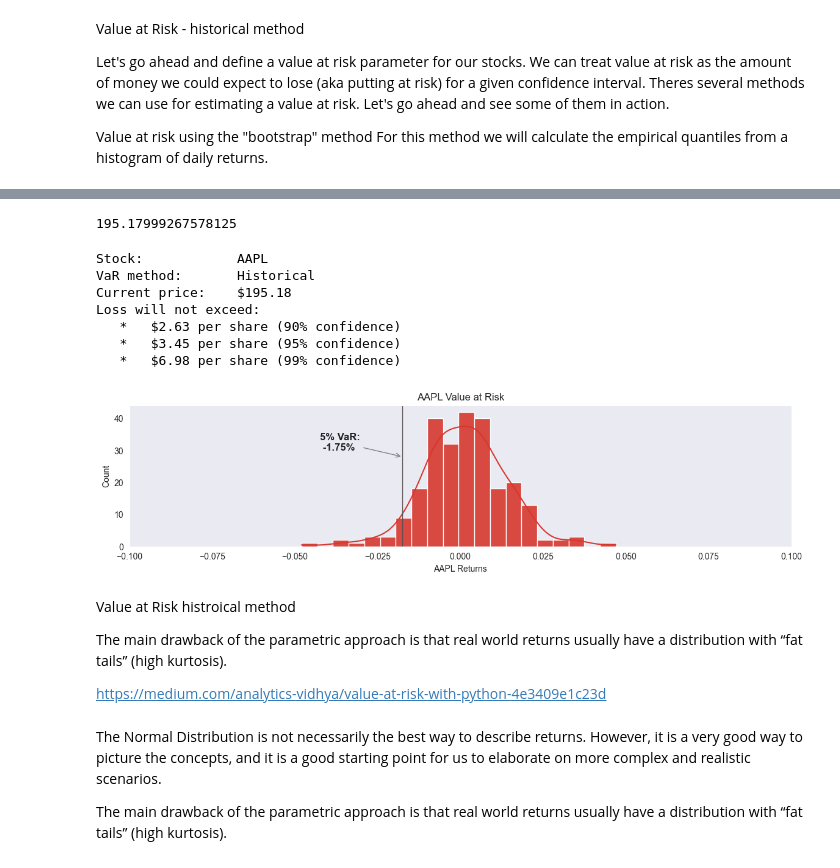
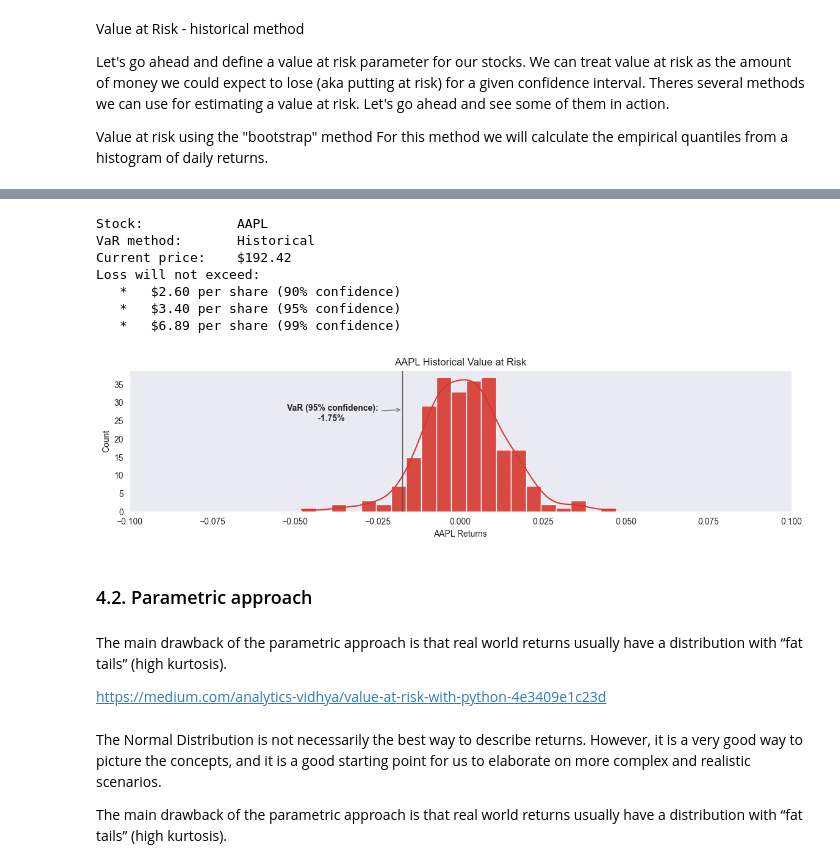
Before and after one commit to kellyle404/Risk_analysis_tech_stocks, a Jupyter notebook: finance.ipynb, the cells around one changed output, grey strips where cells are left out. Cells and saved outputs as stored; diff of their text form; code cells hidden in the pictures.

```diff
--- a/finance.ipynb
+++ b/finance.ipynb
@@ -150,9 +204,9 @@ TypeError: string indices must be integers, not 'str'
 # %%
 for stock_symbol in stocks:
     df = globals()[stock_symbol]
-    df['MA 10 days'] = df['Close'].rolling(window=10).mean()
-    df['MA 20 days'] = df['Close'].rolling(window=20).mean()
-    df['MA 50 days'] = df['Close'].rolling(window=50).mean()
+    df['MA 10 days'] = df['Adj Close'].rolling(window=10).mean()
+    df['MA 20 days'] = df['Adj Close'].rolling(window=20).mean()
+    df['MA 50 days'] = df['Adj Close'].rolling(window=50).mean()
 
 fig, ax = plt.subplots(nrows = 2, ncols = 2, figsize = (12, 4), sharex = True)
 plt.suptitle('Moving averages (trailing 12 months)')
@@ -190,7 +267,7 @@ Daily Return Analysis
 
 Now that we've done some baseline analysis, let's go ahead and dive a little deeper. We're now going to analyze the risk of the stock. In order to do so we'll need to take a closer look at the daily changes of the stock, and not just its absolute value. Let's go ahead and use pandas to retrieve the daily returns for the Apple stock.
 # %%
-AAPL['Daily Return'] = AAPL['Close'].pct_change()
+AAPL['Daily Return'] = AAPL['Adj Close'].pct_change()
 
 plt.figure(figsize = (14, 3));
 sns.lineplot(
@@ -219,5 +296,5 @@ plt.xlabel('Return');
 # %%
-all_close = pd.concat([AAPL['Close'], AMZN['Close'], GOOG['Close'], MSFT['Close']], axis = 1)
+all_close = pd.concat([AAPL['Adj Close'], AMZN['Adj Close'], GOOG['Adj Close'], MSFT['Adj Close']], axis = 1)
 all_close.columns = ['AAPL', 'AMZN', 'GOOG', 'MSFT']
 all_close
 # %% [output]
@@ -302,25 +385,10 @@ fig, ax = plt.subplots(nrows = 2, ncols = 2, figsize = (12, 4), sharex = True)
 plt.xlim(left = -0.1, right = 0.1)
 plt.ylabel('Count')
 
-plt.subplot(2, 2, 1)
-sns.histplot(data = all_returns['AAPL'], alpha = 1, color = company_colours['AAPL'], kde = True)
-plt.title('APPLE shares')
-plt.xlabel('Daily returns')
-
-plt.subplot(2, 2, 2)
-sns.histplot(data = all_returns['AMZN'], alpha = 1, color = company_colours['AMZN'], kde = True)
-plt.title('AMAZON shares')
-plt.xlabel('Daily returns')
-
-plt.subplot(2, 2, 3)
-sns.histplot(data = all_returns['GOOG'], alpha = 1, color = company_colours['GOOG'], kde = True)
-plt.title('GOOGLE shares')
-plt.xlabel('Daily returns')
-
-plt.subplot(2, 2, 4)
-sns.histplot(data = all_returns['MSFT'], alpha = 1, color = company_colours['MSFT'], kde = True)
-plt.title('MICROSOFT shares')
-plt.xlabel('Daily returns')
+for i, stock_symbol in enumerate(stocks, start = 1):
+    plt.subplot(2, 2, i)
+    plt.title(f'{stock_symbol} shares')
+    sns.histplot(data = all_returns[stock_symbol], alpha = 1, color = company_colours[stock_symbol], kde = True)
 
 plt.tight_layout()
 # %% [output]
@@ -362,51 +396,48 @@ all_close
-# %%
-all_close['AAPL'].sort_index(ascending = False).iloc[0]
-# %% [output]
-195.17999267578125
 # %%
 def VaR_historical(company):
     """
     Computes Value at Risk for a company's returns at 3 conventional confidence levels & produce a histogram.
     """
     alpha = [0.1, 0.05, 0.01]
     current_price = all_close[company].sort_index(ascending = False).iloc[0]
     var_historical = []
     print(f'Stock:            {company}')
     print('VaR method:       Historical')
     print(f'Current price:    ${current_price:.2f}')
     print(f'Loss will not exceed:')
     for i in alpha:
         loss = all_returns[company].quantile(i)
         nearest_higher = all_returns.loc[all_returns[company] < loss, company].sort_values(ascending = False).iloc[0]
         print(f'   *   ${-nearest_higher*current_price:.2f} per share ({(1-i)*100:.0f}% confidence)')
         var_historical.append({
             'Confidence': f'{i*100:.0f}%',
             'Loss%': loss,
             'Nearest higher': nearest_higher
         })
-    perc_5 = var_historical[1]['Loss%']
+    perc_95 = var_historical[1]['Loss%']
     plt.figure(figsize = (14, 3))
     sns.histplot(data = all_returns[company], color = company_colours[company], alpha = 0.9, kde = True)
-    plt.axvline(x = perc_5, color = '#564c4d', linewidth = 1)
-    plt.annotate(f'5% VaR:\n {perc_5*100:.2f}%', xy = (perc_5, 28), weight = 'bold', color = '#232023',
-        xytext = (perc_5-0.025, 30), fontsize = 12, arrowprops = dict(arrowstyle = "->", color = '#808080'))
+    plt.axvline(x = perc_95, color = '#564c4d', linewidth = 1)
+    plt.annotate(f'VaR (95% confidence):\n             {perc_95*100:.2f}%', xy = (perc_95, 28), weight = 'bold', color = '#232023',
+        xytext = (perc_95-0.035, 25), fontsize = 10, arrowprops = dict(arrowstyle = "->", color = '#808080'))
     plt.xlim(left = -0.1, right = 0.1)
     plt.xlabel(f'{company} Returns')
-    plt.title(f'{company} Value at Risk')
+    plt.title(f'{company} Historical Value at Risk')
 
 VaR_historical('AAPL')
 # %% [output]
 Stock:            AAPL
 VaR method:       Historical
-Current price:    $195.18
+Current price:    $192.42
 Loss will not exceed:
-   *   $2.63 per share (90% confidence)
-   *   $3.45 per share (95% confidence)
-   *   $6.98 per share (99% confidence)
+   *   $2.60 per share (90% confidence)
+   *   $3.40 per share (95% confidence)
+   *   $6.89 per share (99% confidence)
-[figure, old version]
+[figure, new version]
+# %% [markdown]
+<a name="parametric"></a>
+### 4.2. Parametric approach
 # %% [markdown]
-Value at Risk histroical method
-
 The main drawback of the parametric approach is that real world returns usually have a distribution with “fat tails” (high kurtosis).
 
 https://medium.com/analytics-vidhya/value-at-risk-with-python-4e3409e1c23d
```
Also changed, not shown: parts of 48 cells of this notebook, 1 other file.
